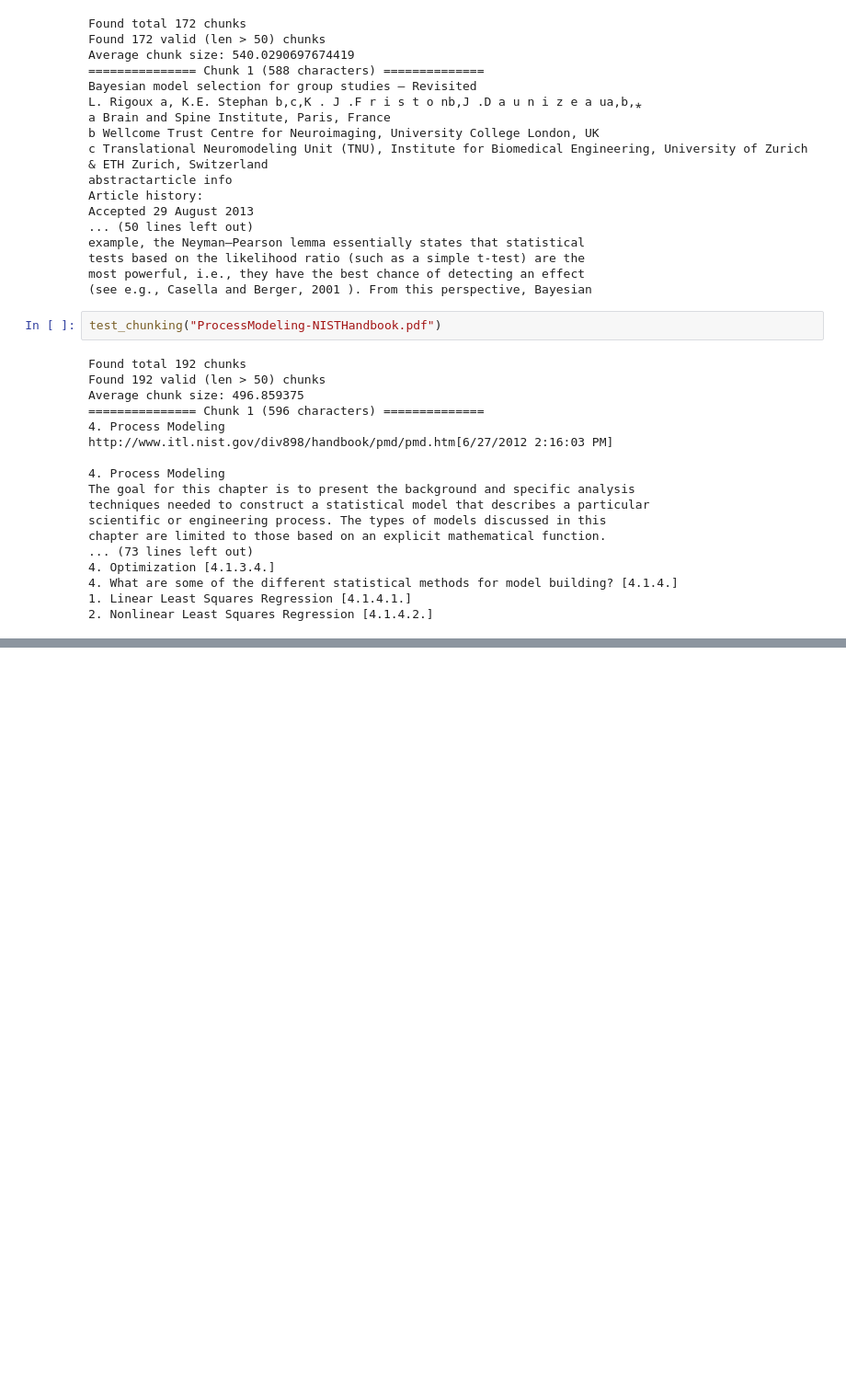
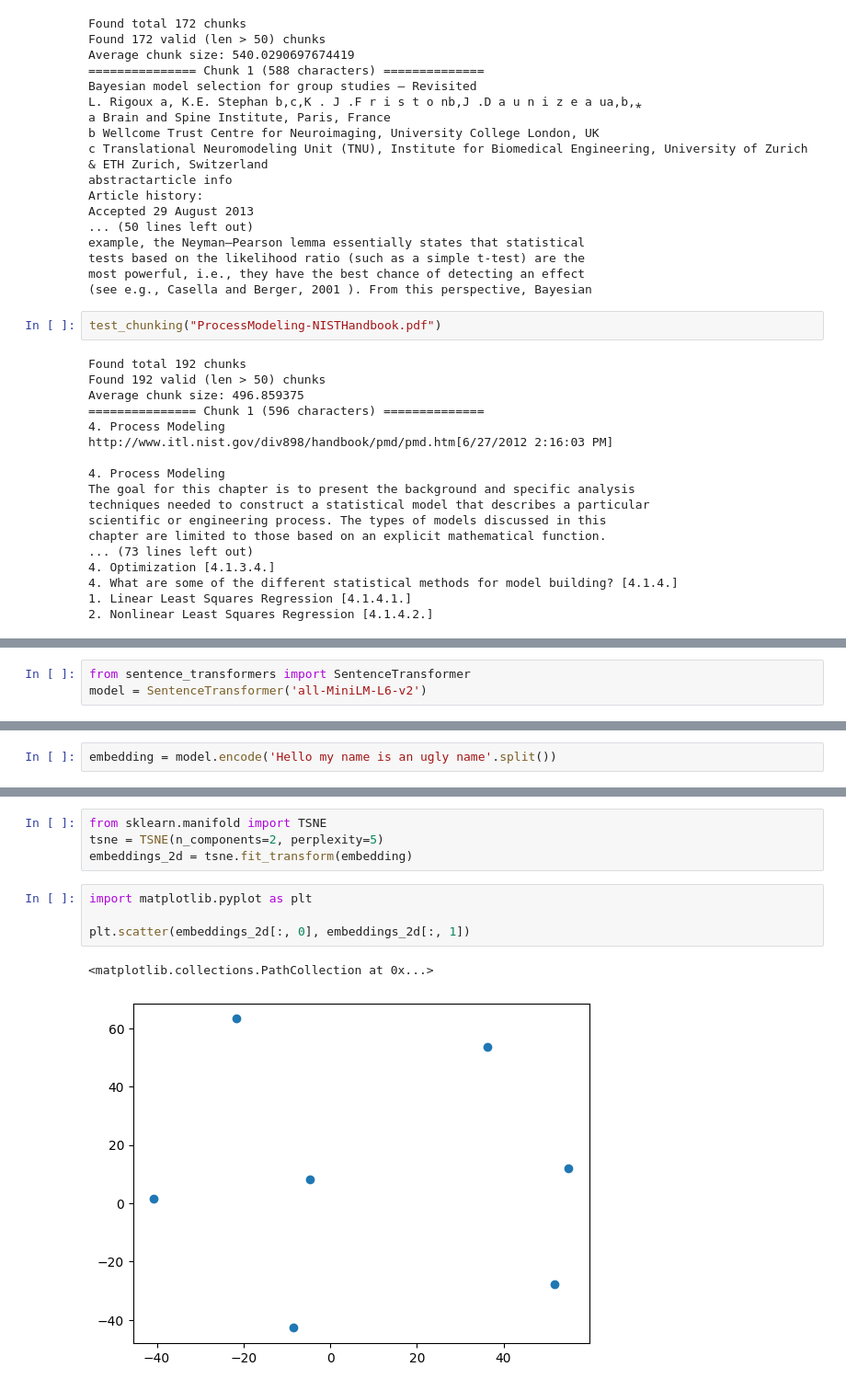
Before and after one commit to EddieNguyen2012/Statistics_Assistant_RAG, a Jupyter notebook: Notebook/Ingestion.ipynb, the cells around one changed output, grey strips where cells are left out. Shown at 92% size. Cells and saved outputs as stored; diff of their text form; blank space fills up the shorter version.

Commit message:
Embedding and database operations. Debugging in progress...

```diff
--- a/Notebook/Ingestion.ipynb
+++ b/Notebook/Ingestion.ipynb
@@ -232,0 +243,3 @@ chapter are limited to those based on an explicit mathematical function.
+# %%
+from sentence_transformers import SentenceTransformer
+model = SentenceTransformer('all-MiniLM-L6-v2')
@@ -232,0 +254,2 @@ chapter are limited to those based on an explicit mathematical function.
+# %%
+embedding = model.encode('Hello my name is an ugly name'.split())
@@ -232,0 +272,11 @@ chapter are limited to those based on an explicit mathematical function.
+# %%
+from sklearn.manifold import TSNE
+tsne = TSNE(n_components=2, perplexity=5)
+embeddings_2d = tsne.fit_transform(embedding)
+# %%
+import matplotlib.pyplot as plt
+
+plt.scatter(embeddings_2d[:, 0], embeddings_2d[:, 1])
+# %% [output]
+<matplotlib.collections.PathCollection at 0x...>
+[figure, added]
```
Also changed, not shown: parts of 5 cells of this notebook, 3 other files.
